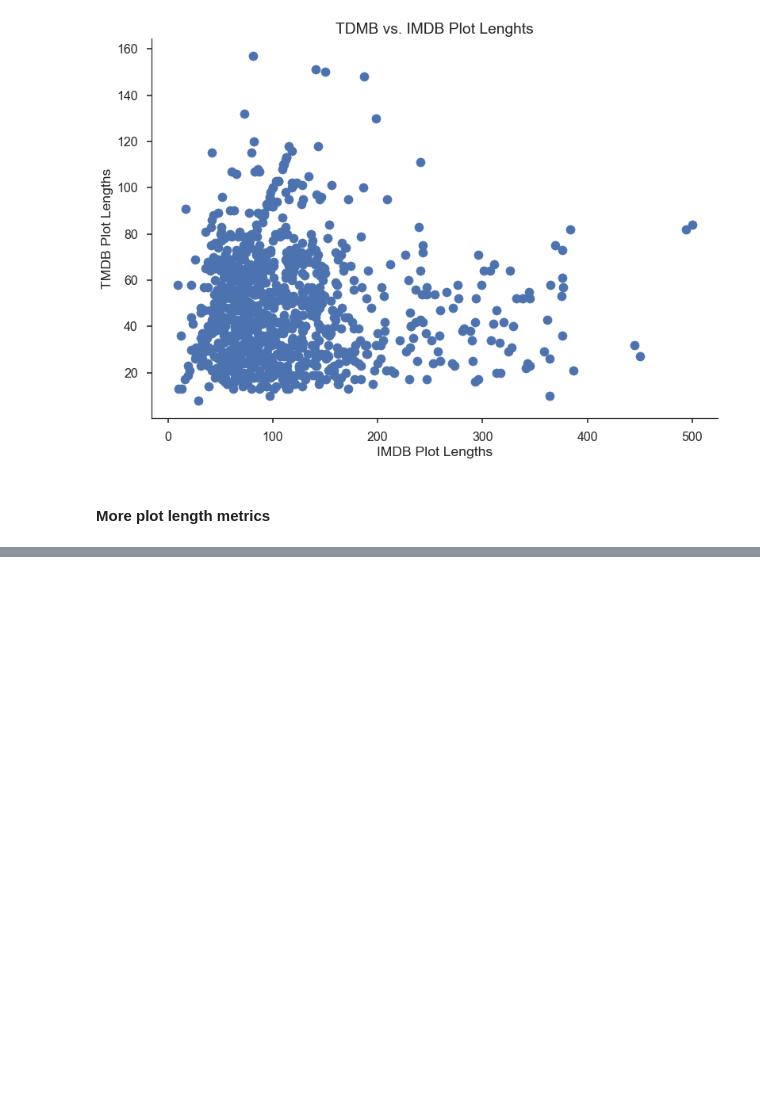
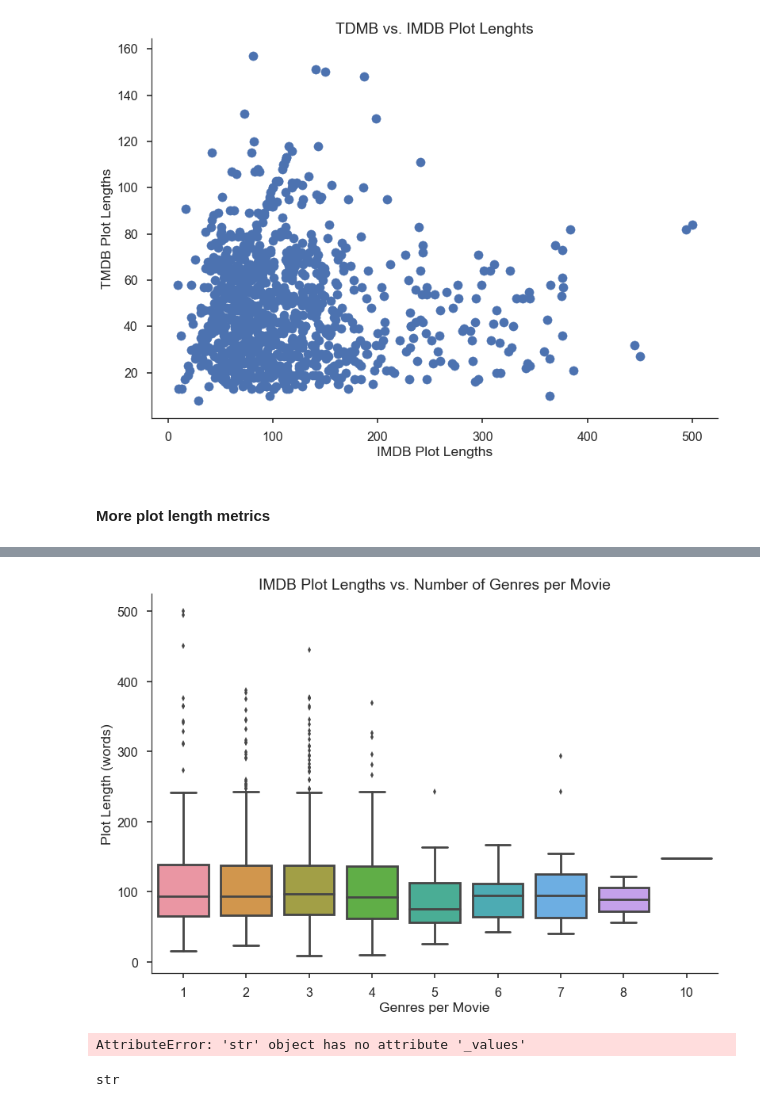
Before and after one commit to Nick-Morgan/Python-Movie-Genre-Predictor, a Jupyter notebook: EDA-Andrew.ipynb, the cells around one changed output, grey strips where cells are left out. Saved outputs shown, nothing was run; the diff lists cells and outputs as text; code cells hidden in the pictures; blank space fills up the shorter version.

```diff
--- a/EDA-Andrew.ipynb
+++ b/EDA-Andrew.ipynb
@@ -221,0 +238,16 @@ IMDB:  9 , 500
+# %%
+sns.boxplot(imdb_num_genres_per_movie, imdb_plot_lengths)
+plt.title('IMDB Plot Lengths vs. Number of Genres per Movie')
+plt.xlabel('Genres per Movie')
+plt.ylabel('Plot Length (words)')
+sns.despine()
+# %% [output]
+[figure, added]
+# %%
+pd.Series.tolist(movies.binary_imdb[0])
+# %% [output]
+AttributeError: 'str' object has no attribute '_values'
+# %%
+type(movies.binary_imdb[0])
+# %% [output]
+str
```
Also changed, not shown: parts of 3 cells of this notebook, 1 other file.
